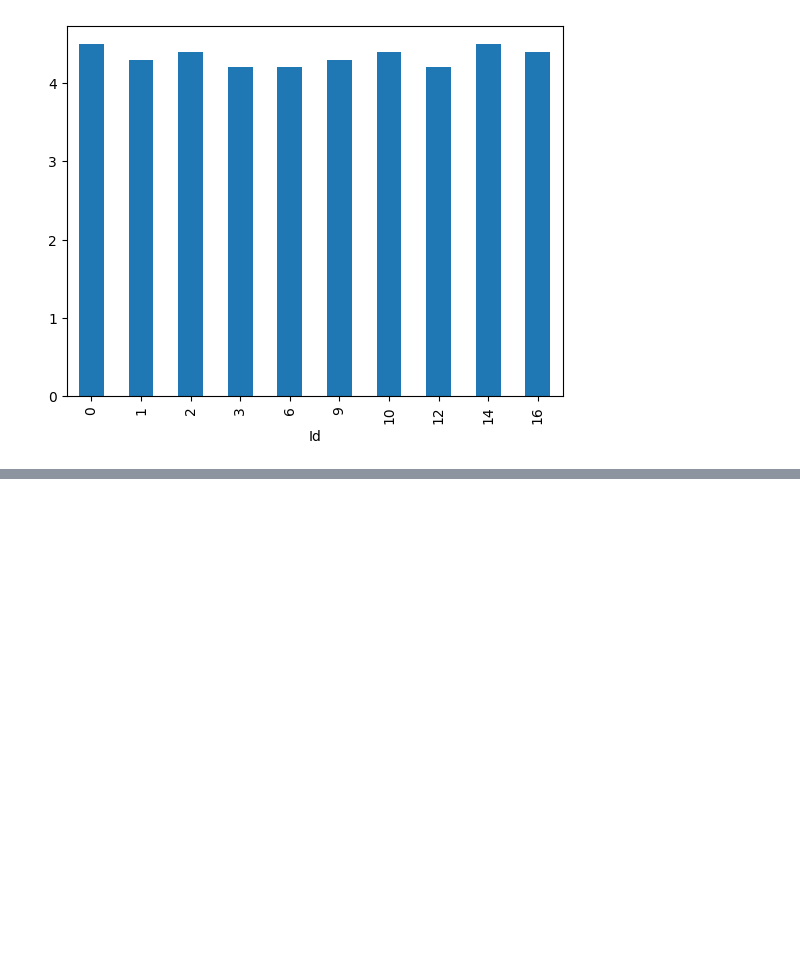
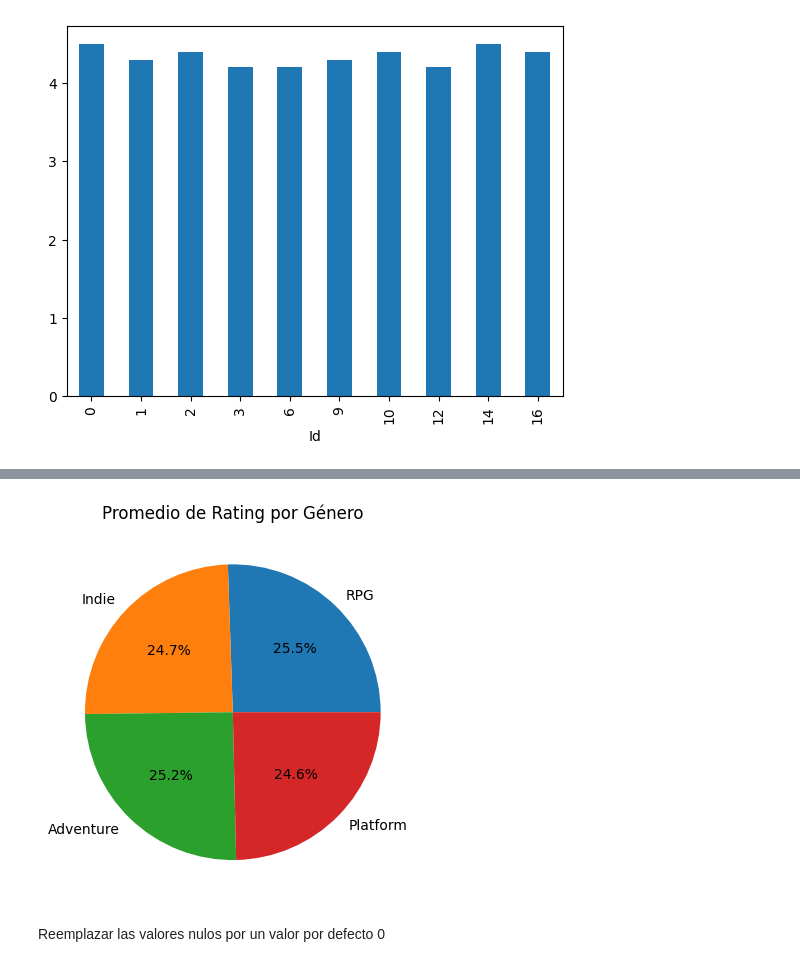
Before and after one commit to anasus14/Python, a Jupyter notebook: numpy/04panda.ipynb, the cells around one changed output, grey strips where cells are left out. Drawn from its saved outputs; the diff is of its cells as text; code cells hidden in the pictures; blank space fills up the shorter version.

```diff
--- a/numpy/04panda.ipynb
+++ b/numpy/04panda.ipynb
@@ -201,0 +263,10 @@ datasetRPG.drop(['Title'], axis=1)['Rating'].plot(kind='bar')
+# %%
+dataset_promedios2 = pd.DataFrame({'Género': ['RPG', 'Indie', 'Adventure', 'Platform'], 'Promedio': [promedio_RPG, promedio_Indie, promedio_Adventure, promedio_Platform]})
+# %%
+plt.pie(dataset_promedios2['Promedio'], labels=dataset_promedios2['Género'], autopct='%1.1f%%')
+plt.title('Promedio de Rating por Género')
+plt.show()
+# %% [output]
+[figure, added]
+# %% [markdown]
+Reemplazar las valores nulos por un valor por defecto 0
```
Also changed, not shown: parts of 17 cells of this notebook, 8 other files.
